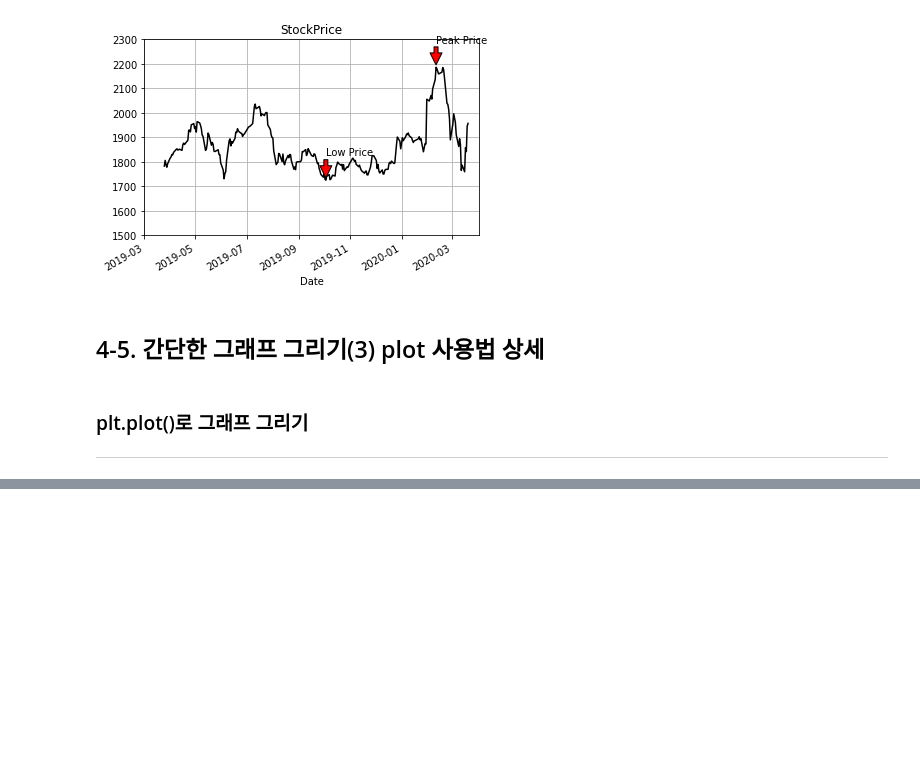
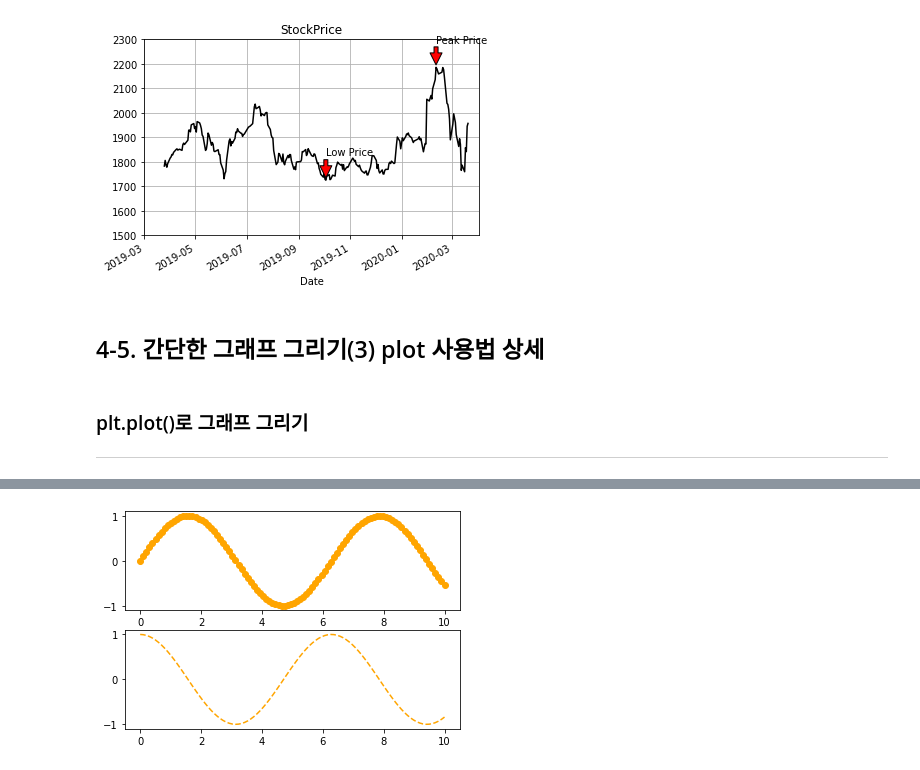
Before and after one commit to hyungminkimdev/aiffel, a Jupyter notebook: 240523-data-visualization/Data Visualization.ipynb, the cells around one changed output, grey strips where cells are left out. Saved outputs shown, nothing was run; the diff lists cells and outputs as text; code cells hidden in the pictures; blank space fills up the shorter version.

```diff
--- a/240523-data-visualization/Data Visualization.ipynb
+++ b/240523-data-visualization/Data Visualization.ipynb
@@ -210,0 +222,11 @@ plt.show()
+# %%
+x = np.linspace(0, 10, 100)
+
+plt.subplot(2,1,1)
+plt.plot(x, np.sin(x), 'o', color='orange')
+
+plt.subplot(2,1,2)
+plt.plot(x, np.cos(x), '--', color='orange')
+plt.show()
+# %% [output]
+[figure, added]
```
Also changed, not shown: parts of 7 cells of this notebook.
